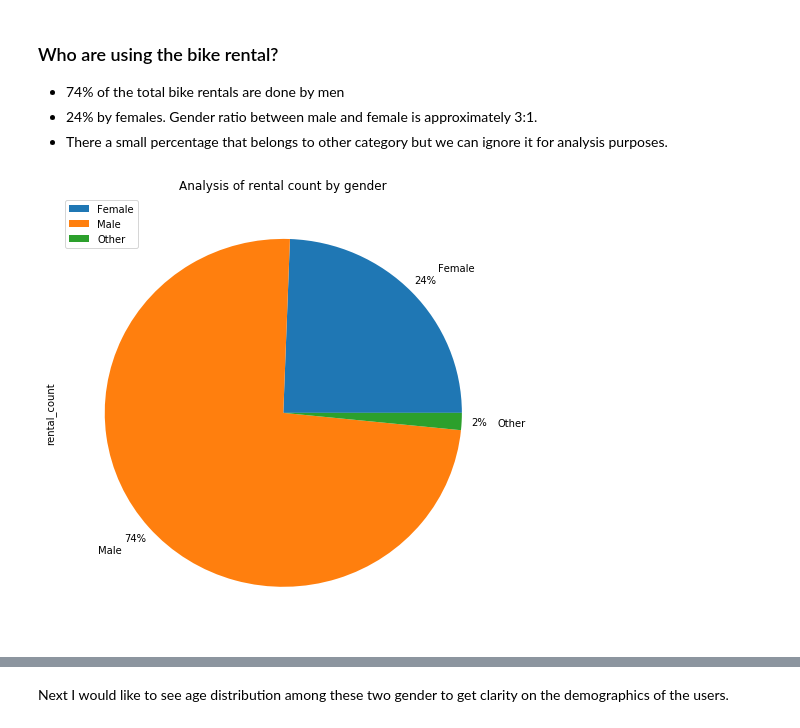
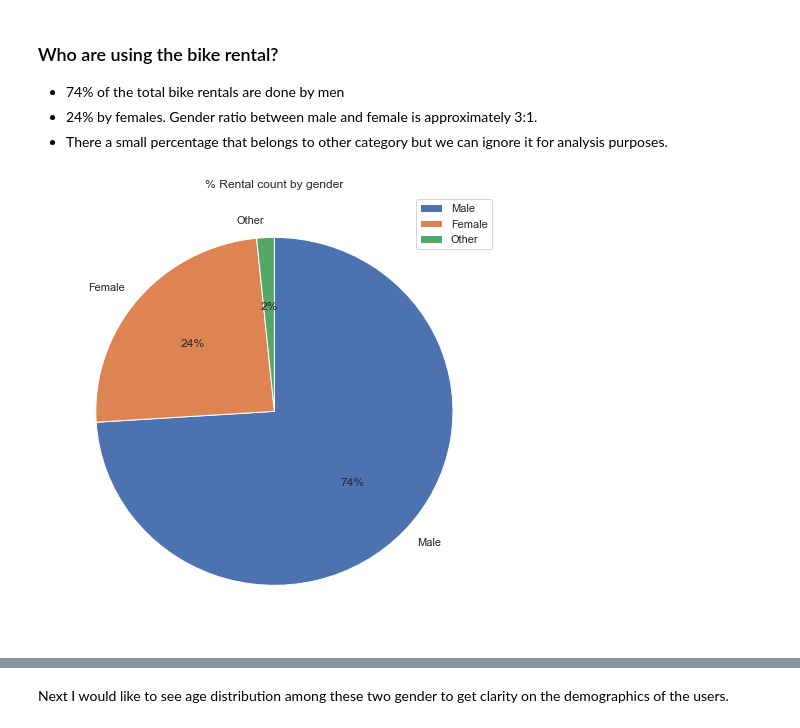
Before and after one commit to abhimita/ford-go-bike, a Jupyter notebook: Exploratory analysis (Ford Go Bike).ipynb, the cells around one changed output, grey strips where cells are left out. Saved outputs shown, nothing was run; the diff lists cells and outputs as text; code cells hidden in the pictures.

Commit message:
Incorporated peer review feedback in pie chart & box plot

```diff
--- a/Exploratory analysis (Ford Go Bike).ipynb
+++ b/Exploratory analysis (Ford Go Bike).ipynb
@@ -551,17 +551,20 @@ Looking at this bike rental data there are several questions that come to my min
 # %%
 ax = \
 df[['bike_id', 'member_gender']]\
 .groupby('member_gender')\
 .agg({'bike_id': 'count'})\
 .reset_index()\
 .rename(columns={'bike_id': 'rental_count'})\
+.sort_values(by=['rental_count'], ascending=[False])\
+.reset_index(drop=True)\
 .set_index('member_gender')\
-.plot.pie(y='rental_count',
+.plot.pie(y=0,
           autopct='%1.0f%%',
-          pctdistance=1.1,
-          labeldistance=1.2,
-          figsize=(8, 8));
+          startangle=90,
+          counterclock=False,
+          figsize=(8, 8))
 
-ax.set_title('Analysis of rental count by gender');
+ax.set_title('% Rental count by gender');
+ax.set_ylabel('');
 # %% [output]
-[figure, old version]
+[figure, new version]
```
Also changed, not shown: parts of 14 cells of this notebook.
